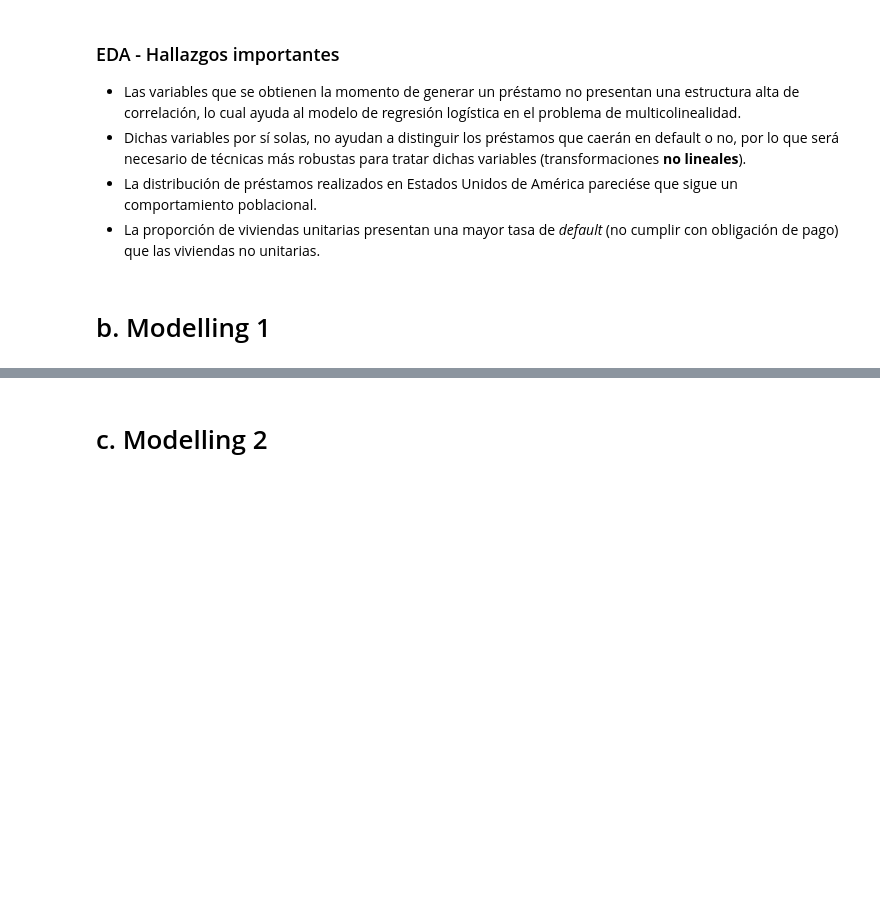
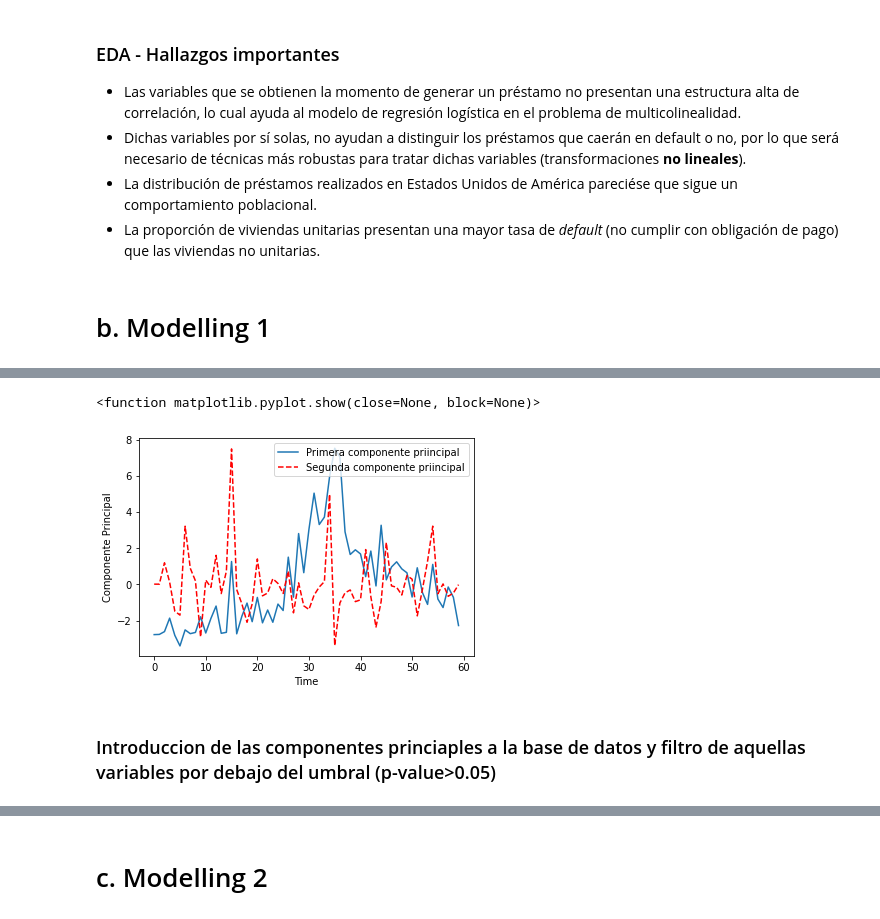
Before and after one commit to arenitss/Proyecto_Final_Analisis_Numerico_Computo_Cientifico, a Jupyter notebook: Reporte/Reporte.ipynb, the cells around one changed output, grey strips where cells are left out. Cells and saved outputs as stored; diff of their text form; code cells hidden in the pictures; blank space fills up the shorter version.

```diff
--- a/Reporte/Reporte.ipynb
+++ b/Reporte/Reporte.ipynb
@@ -502,0 +600,5 @@ El previo gráfico muestra las correlaciones lineales por variables, del cual se
+# %%
+defaultrates_states1 = modeling1.groupby(['time','state_orig_time'])['default_time'].mean().unstack(level=1).add_prefix('defaultrate_').fillna(0).reset_index(drop=False)
+scaler = StandardScaler()
+defaultrates_states = scaler.fit_transform(defaultrates_states1)
+cov = np.cov(defaultrates_states.T)
@@ -502,0 +607,6 @@ El previo gráfico muestra las correlaciones lineales por variables, del cual se
+# %%
+eigenvalor,eigenvector = potencia(cov,MAX=1000)
+eigenvalor2,eigenvector2 = deflacion(cov,MAX=1000)
+# %%
+cp1 = eigenvector@defaultrates_states.T
+cp2 = eigenvector2@defaultrates_states.T
@@ -502,0 +615,4 @@ El previo gráfico muestra las correlaciones lineales por variables, del cual se
+# %%
+pca=PCA()
+pca.fit(defaultrates_states)
+z = pca.transform(defaultrates_states)
@@ -502,0 +627,14 @@ El previo gráfico muestra las correlaciones lineales por variables, del cual se
+# %%
+z = pca.transform(defaultrates_states)
+
+plt.xlabel('Time')
+plt.ylabel('Componente Principal')
+plt.plot(defaultrates_states1.index, cp1, alpha =1, label = "Primera componente priincipal")
+plt.plot(defaultrates_states1.index, -cp2, alpha =1, color = 'red', linestyle = 'dashed', label = "Segunda componente priincipal")
+plt.legend(loc='best')
+plt.show
+# %% [output]
+<function matplotlib.pyplot.show(close=None, block=None)>
+[figure, added]
+# %% [markdown]
+### Introduccion de las componentes princiaples a la base de datos y filtro de aquellas variables por debajo del umbral (p-value>0.05)
```
Also changed, not shown: parts of 49 cells of this notebook.
